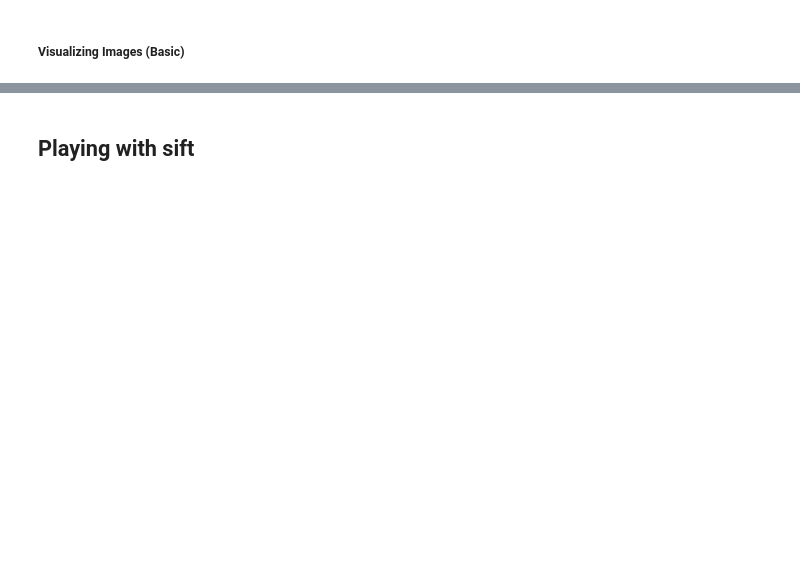
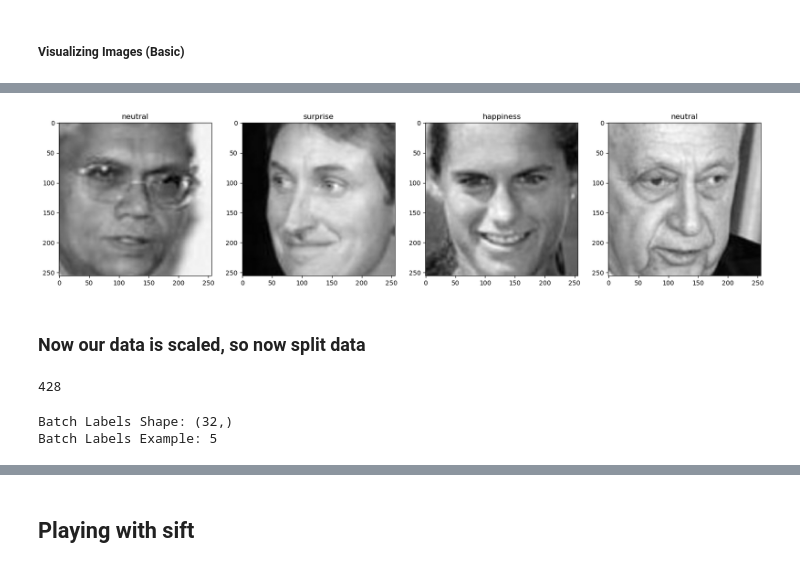
Before and after one commit to brandonkeung/Emotion-Recognition, a Jupyter notebook: cnn-emotion detection.ipynb, the cells around one changed output, grey strips where cells are left out. Saved outputs shown, nothing was run; the diff lists cells and outputs as text; code cells hidden in the pictures; blank space fills up the shorter version.

```diff
--- a/cnn-emotion detection.ipynb
+++ b/cnn-emotion detection.ipynb
@@ -131,0 +253,19 @@ AttributeError: 'NoneType' object has no attribute 'shape'
+# %%
+img_data = img_data.map(lambda x,y: (x/255, y)) # makes our img values between 0 and 1 instead of 0 to 255
+# %%
+scaled_iterator = img_data.as_numpy_iterator()
+# %%
+batch = scaled_iterator.next()
+# %%
+fig, ax = plt.subplots(ncols=4, figsize=(20,20))
+for idx, img in enumerate(batch[0][:4]):
+    ax[idx].imshow(img, cmap="gray")
+    ax[idx].title.set_text(label_list[batch[1][idx]])
+# %% [output]
+[figure, added]
+# %% [markdown]
+### Now our data is scaled, so now split data
+# %%
+len(img_data)
+# %% [output]
+428
@@ -131,0 +284,8 @@ AttributeError: 'NoneType' object has no attribute 'shape'
+# %%
+for images, labels in train:
+    print("Batch Labels Shape:", labels.shape)
+    print("Batch Labels Example:", labels.numpy()[0])
+    break  # Break after the first batch to inspect it
+# %% [output]
+Batch Labels Shape: (32,)
+Batch Labels Example: 5
```
Also changed, not shown: parts of 47 cells of this notebook.
